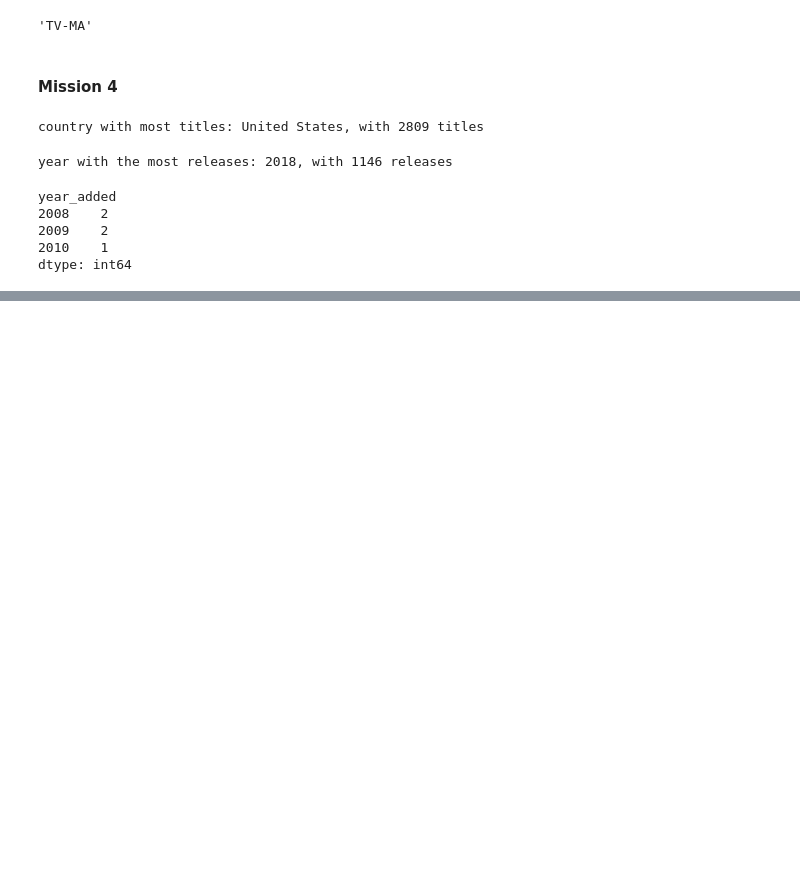
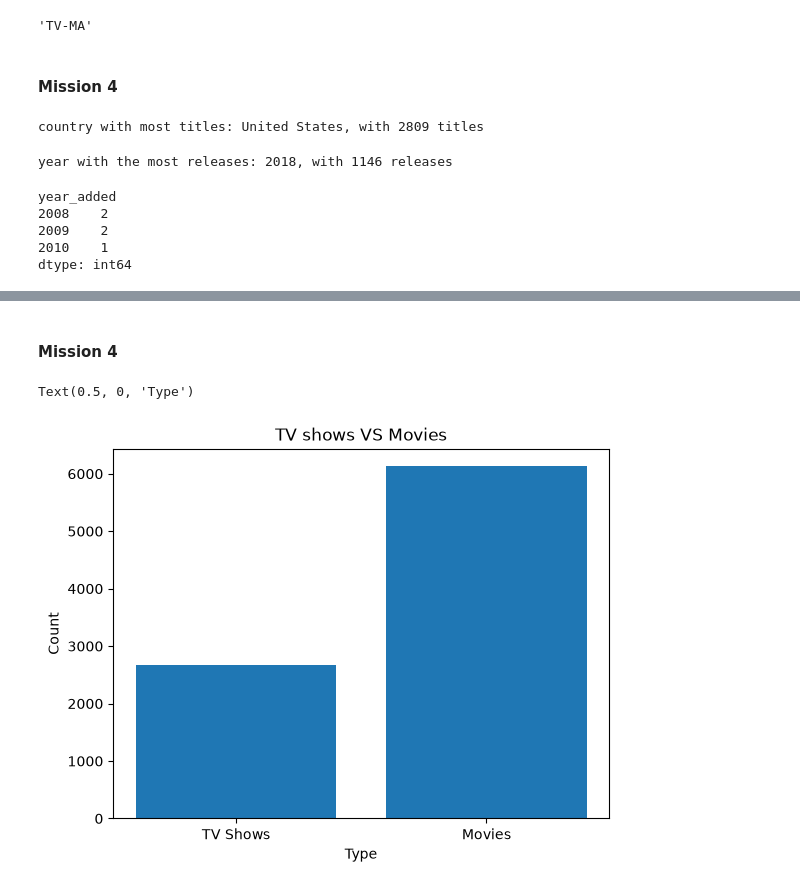
Before and after one commit to Mustafa-Awd/netflix-data-analysis, a Jupyter notebook: src/analysis.ipynb, the cells around one changed output, grey strips where cells are left out. Saved outputs shown, nothing was run; the diff lists cells and outputs as text; code cells hidden in the pictures; blank space fills up the shorter version.

Commit message:
feat: complete mission 5

```diff
--- a/src/analysis.ipynb
+++ b/src/analysis.ipynb
@@ -172,0 +173,13 @@ plt.grid()
+# %% [markdown]
+#### Mission 4
+# %%
+tv_shows_count = df_cleaned["type"].loc[df_cleaned["type"] == "TV Show"].count()
+movie_count = df_cleaned["type"].loc[df_cleaned["type"] == "Movie"].count()
+
+plt.bar(["TV Shows", "Movies"], [tv_shows_count, movie_count])
+plt.title("TV shows VS Movies")
+plt.ylabel("Count")
+plt.xlabel("Type")
+# %% [output]
+Text(0.5, 0, 'Type')
+[figure, added]
```
Also changed, not shown: parts of 3 cells of this notebook.
